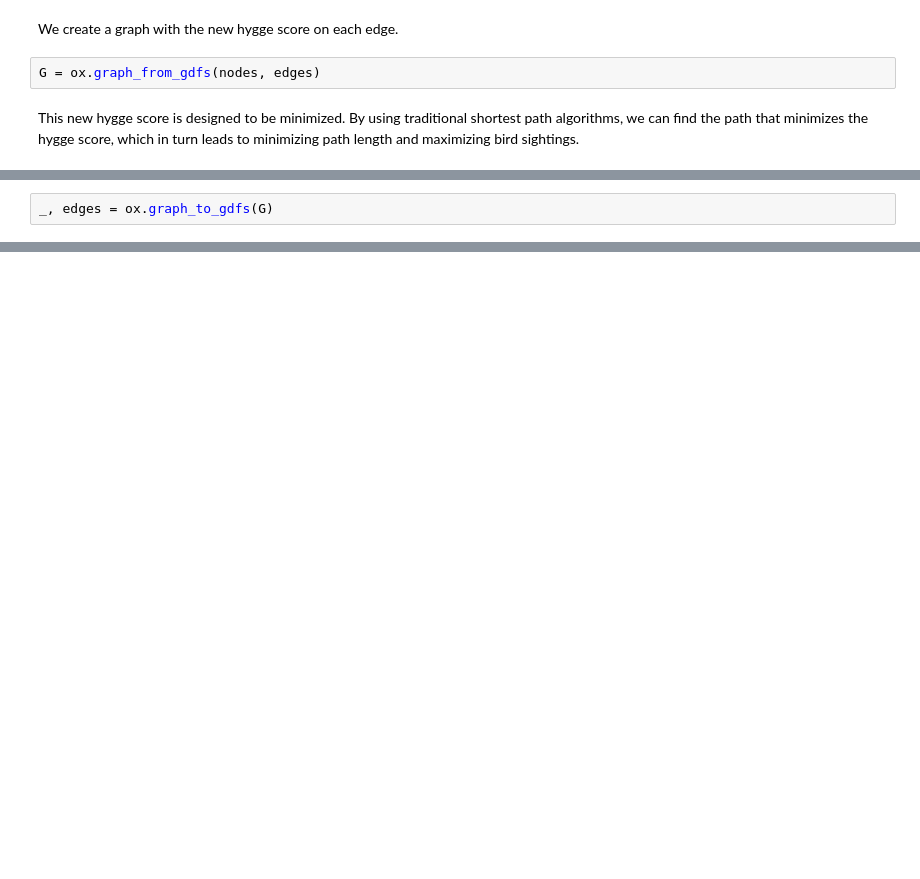
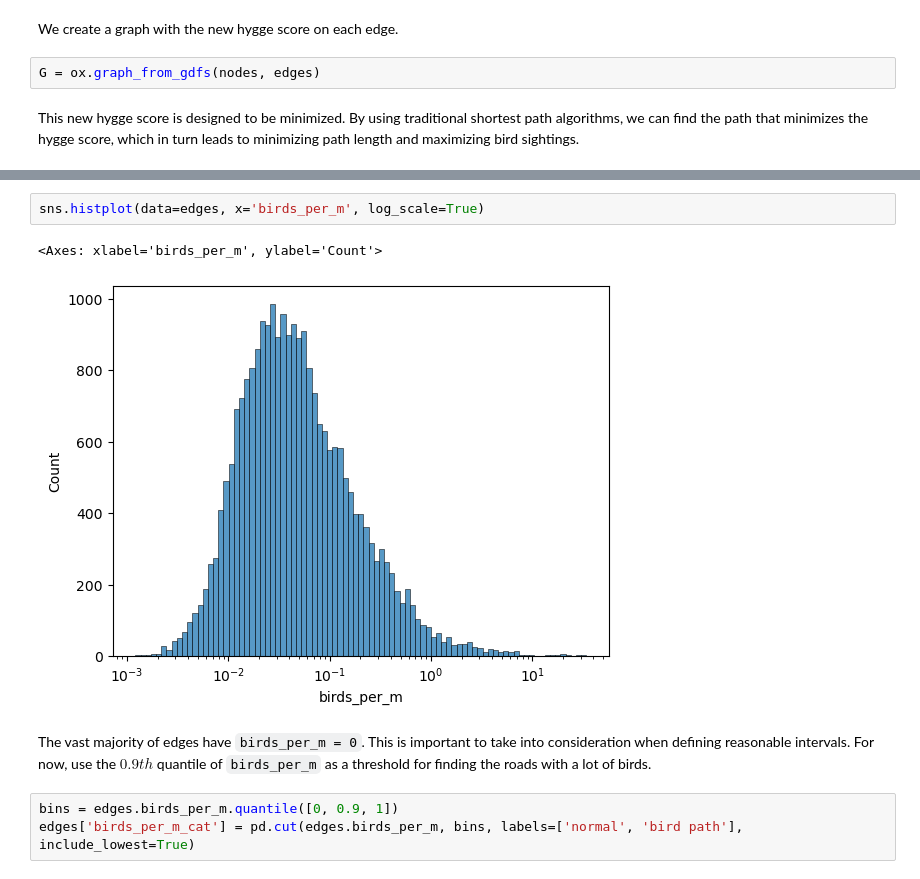
Before and after one commit to Marcus-Friis/geospatial-exam, a Jupyter notebook: notebooks/hygge-pathfinder.ipynb, the cells around one changed output, grey strips where cells are left out. Drawn from its saved outputs; the diff is of its cells as text; blank space fills up the shorter version.

```diff
--- a/notebooks/hygge-pathfinder.ipynb
+++ b/notebooks/hygge-pathfinder.ipynb
@@ -138,2 +129,0 @@ nx.set_edge_attributes(G, hygge_bn, "hygge_bn")
-# %%
-_, edges = ox.graph_to_gdfs(G)
@@ -142,0 +133,10 @@ with open('../data/edges_birds.json', 'w') as f:
+# %%
+sns.histplot(data=edges, x='birds_per_m', log_scale=True)
+# %% [output]
+<Axes: xlabel='birds_per_m', ylabel='Count'>
+[figure, added]
+# %% [markdown]
+The vast majority of edges have `birds_per_m = 0`. This is important to take into consideration when defining reasonable intervals. For now, use the $0.9th$ quantile of `birds_per_m` as a threshold for finding the roads with a lot of birds.
+# %%
+bins = edges.birds_per_m.quantile([0, 0.9, 1])
+edges['birds_per_m_cat'] = pd.cut(edges.birds_per_m, bins, labels=['normal', 'bird path'], include_lowest=True)
```
Also changed, not shown: parts of 26 cells of this notebook.
